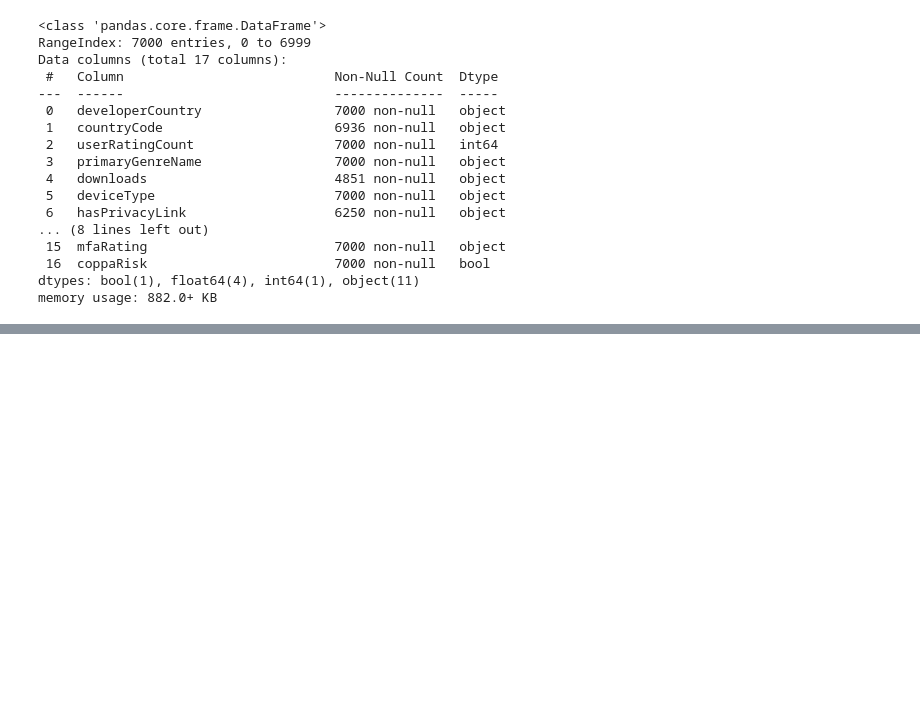
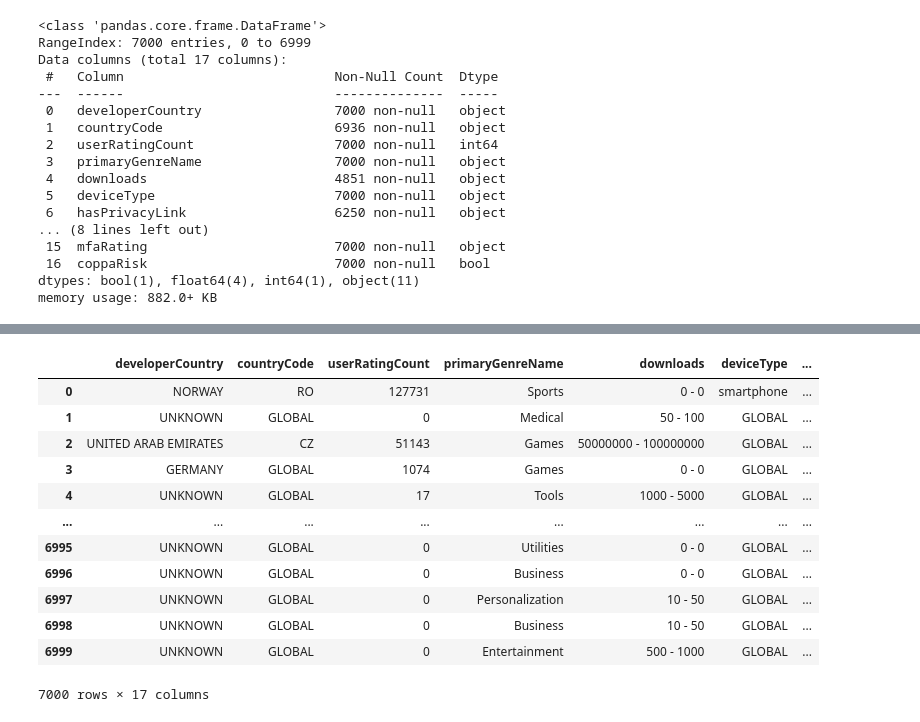
Before and after one commit to catherinealicia08/Find-IT-2025, a Jupyter notebook: COPPA.ipynb, the cells around one changed output, grey strips where cells are left out. Cells and saved outputs as stored; diff of their text form; code cells hidden in the pictures; blank space fills up the shorter version.

Commit message:
add: handle null values

```diff
--- a/COPPA.ipynb
+++ b/COPPA.ipynb
@@ -40,0 +106,19 @@ merged_data.head(5)
+# %%
+# Check missing values
+merged_data['developerCountry'] = merged_data['developerCountry'].replace(['ADDRESS NOT LISTED IN PLAYSTORE', 'CANNOT IDENTIFY COUNTRY'], 'UNKNOWN')
+merged_data['downloads'] = merged_data['downloads'].fillna('0 - 0')
+merged_data
+# %% [output]
+|  | developerCountry | countryCode | userRatingCount | primaryGenreName | downloads | deviceType | ... |
+| 0 | NORWAY | RO | 127731 | Sports | 0 - 0 | smartphone | ... |
+| 1 | UNKNOWN | GLOBAL | 0 | Medical | 50 - 100 | GLOBAL | ... |
+| 2 | UNITED ARAB EMIRATES | CZ | 51143 | Games | 50000000 - 100000000 | GLOBAL | ... |
+| 3 | GERMANY | GLOBAL | 1074 | Games | 0 - 0 | GLOBAL | ... |
+| 4 | UNKNOWN | GLOBAL | 17 | Tools | 1000 - 5000 | GLOBAL | ... |
+| ... | ... | ... | ... | ... | ... | ... | ... |
+| 6995 | UNKNOWN | GLOBAL | 0 | Utilities | 0 - 0 | GLOBAL | ... |
+| 6996 | UNKNOWN | GLOBAL | 0 | Business | 0 - 0 | GLOBAL | ... |
+| 6997 | UNKNOWN | GLOBAL | 0 | Personalization | 10 - 50 | GLOBAL | ... |
+| 6998 | UNKNOWN | GLOBAL | 0 | Business | 10 - 50 | GLOBAL | ... |
+| 6999 | UNKNOWN | GLOBAL | 0 | Entertainment | 500 - 1000 | GLOBAL | ... |
+7000 rows × 17 columns
```
Also changed, not shown: parts of 3 cells of this notebook.
